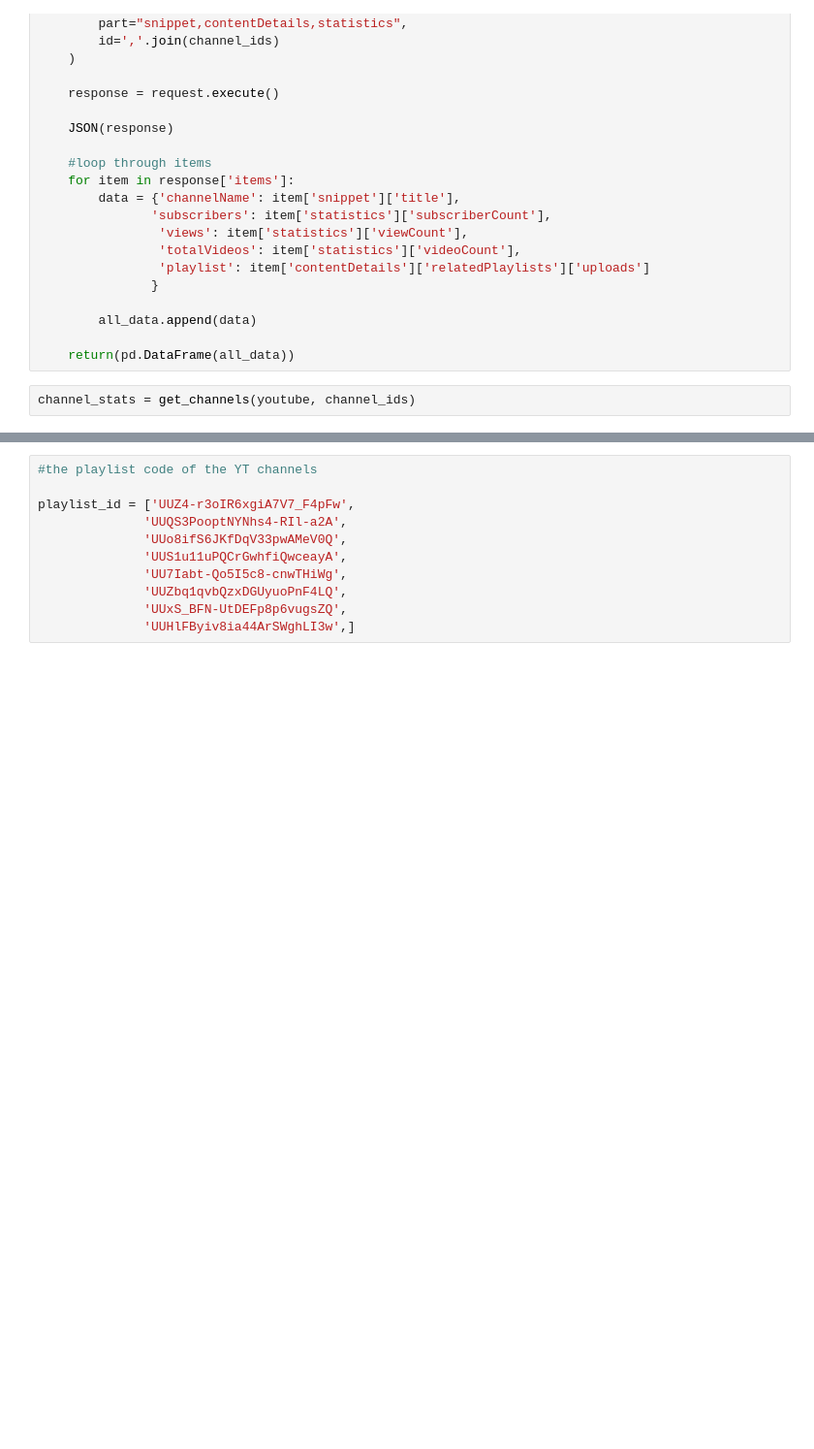
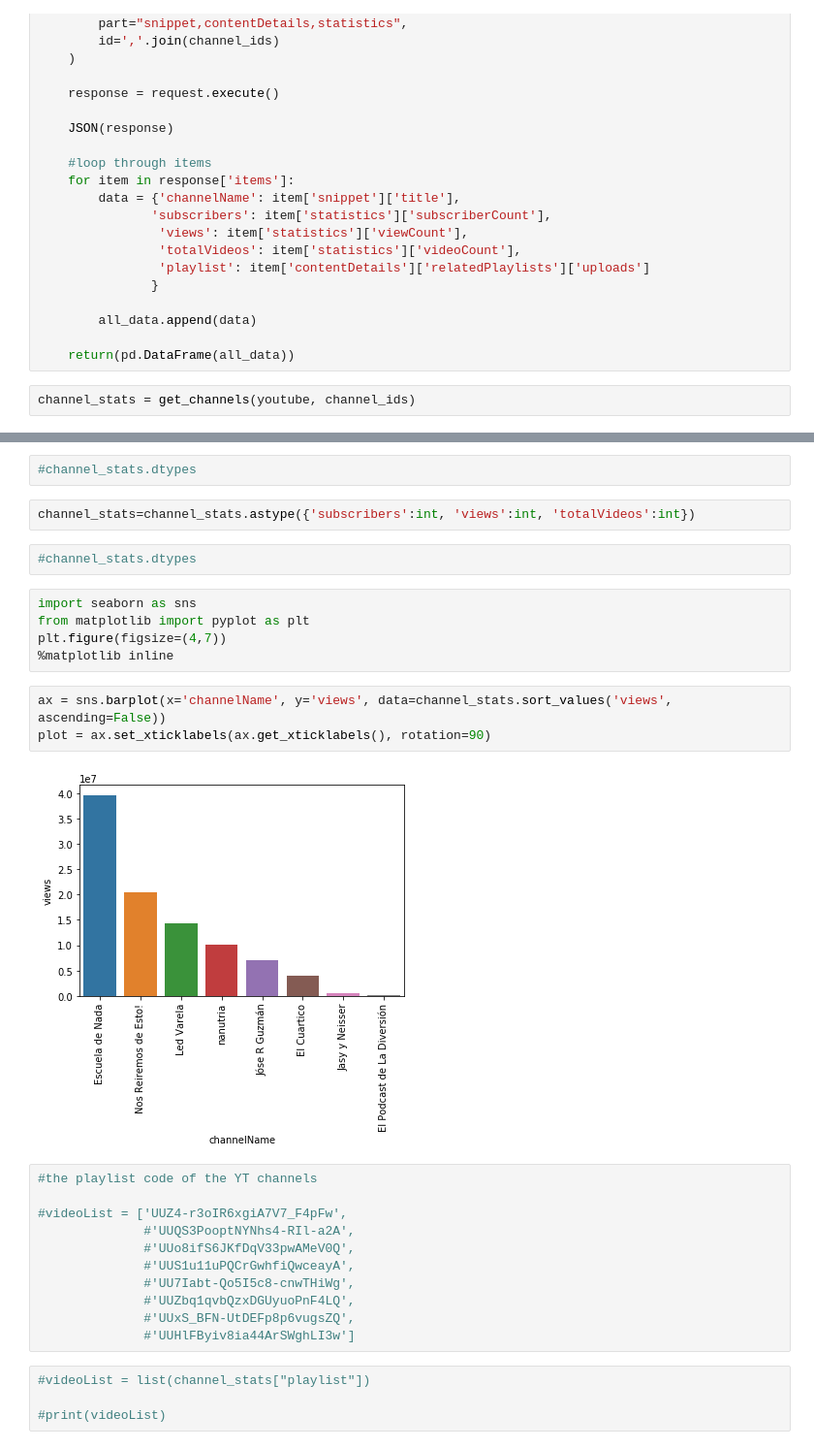
Before and after one commit to jarmasp/Youtube-portfolio-project, a Jupyter notebook: Youtube python project.ipynb, the cells around one changed output, grey strips where cells are left out. Shown: that part at 97% size. Saved outputs shown, nothing was run; the diff lists cells and outputs as text; blank space fills up the shorter version.

```diff
--- a/Youtube python project.ipynb
+++ b/Youtube python project.ipynb
@@ -110,14 +114,34 @@ channel_stats
+# %%
+#channel_stats.dtypes
+# %%
+channel_stats=channel_stats.astype({'subscribers':int, 'views':int, 'totalVideos':int})
+# %%
+#channel_stats.dtypes
+# %%
+import seaborn as sns
+from matplotlib import pyplot as plt
+plt.figure(figsize=(4,7))
+%matplotlib inline
+# %%
+ax = sns.barplot(x='channelName', y='views', data=channel_stats.sort_values('views', ascending=False))
+plot = ax.set_xticklabels(ax.get_xticklabels(), rotation=90)
+# %% [output]
+[figure, added]
 # %%
 #the playlist code of the YT channels
 
-playlist_id = ['UUZ4-r3oIR6xgiA7V7_F4pFw',
-              'UUQS3PooptNYNhs4-RIl-a2A',
-              'UUo8ifS6JKfDqV33pwAMeV0Q',
-              'UUS1u11uPQCrGwhfiQwceayA',
-              'UU7Iabt-Qo5I5c8-cnwTHiWg',
-              'UUZbq1qvbQzxDGUyuoPnF4LQ',
-              'UUxS_BFN-UtDEFp8p6vugsZQ',
-              'UUHlFByiv8ia44ArSWghLI3w',]
+#videoList = ['UUZ4-r3oIR6xgiA7V7_F4pFw',
+              #'UUQS3PooptNYNhs4-RIl-a2A',
+              #'UUo8ifS6JKfDqV33pwAMeV0Q',
+              #'UUS1u11uPQCrGwhfiQwceayA',
+              #'UU7Iabt-Qo5I5c8-cnwTHiWg',
+              #'UUZbq1qvbQzxDGUyuoPnF4LQ',
+              #'UUxS_BFN-UtDEFp8p6vugsZQ',
+              #'UUHlFByiv8ia44ArSWghLI3w']
+# %%
+#videoList = list(channel_stats["playlist"])
+
+#print(videoList)
 # %%
 #code snippet from the api documentation used to get data of the video
 
```
Also changed, not shown: parts of 13 cells of this notebook.
